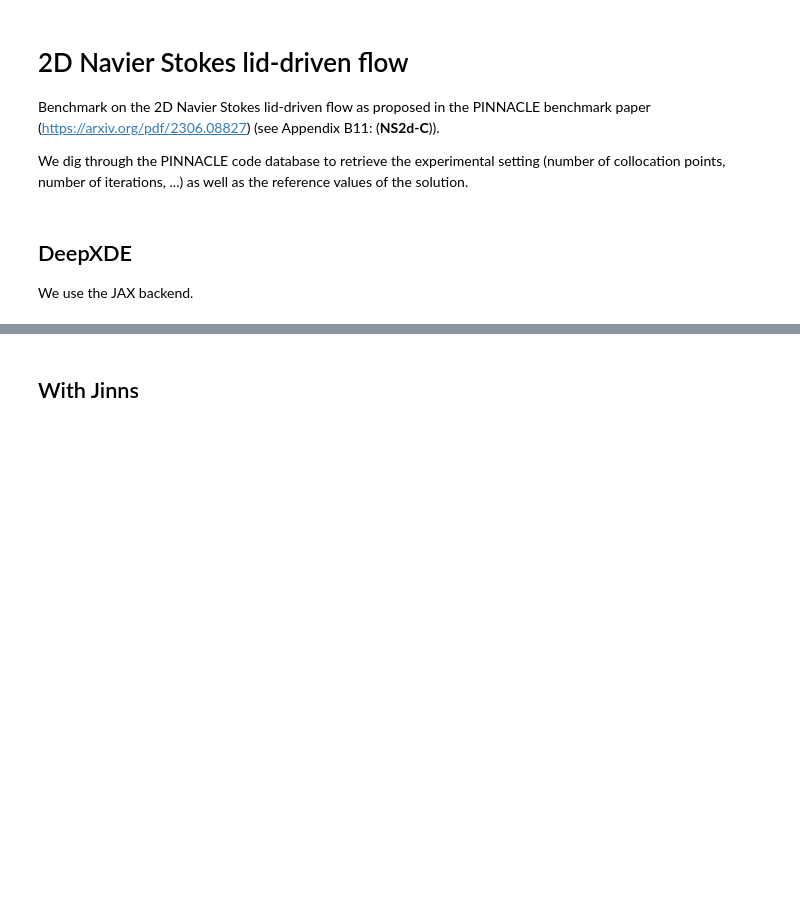
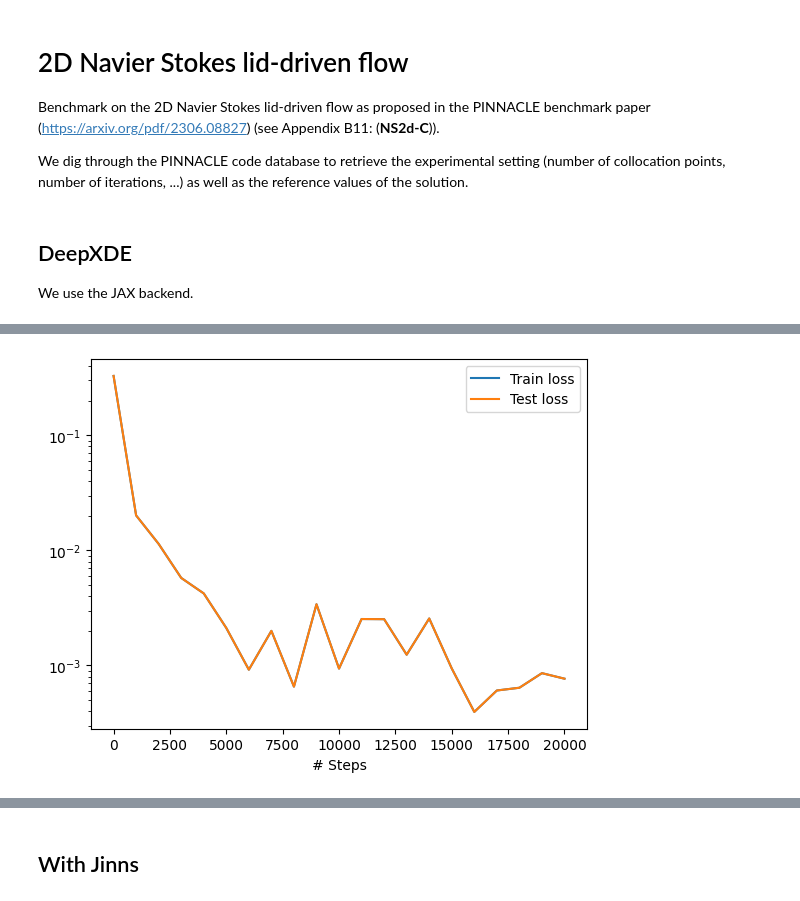
Before and after one commit to mia-jinns/jinns, a Jupyter notebook: benchmarks/NS2d-C/NS2d-C.ipynb, the cells around one changed output, grey strips where cells are left out. Saved outputs shown, nothing was run; the diff lists cells and outputs as text; code cells hidden in the pictures; blank space fills up the shorter version.

```diff
--- a/benchmarks/NS2d-C/NS2d-C.ipynb
+++ b/benchmarks/NS2d-C/NS2d-C.ipynb
@@ -120,0 +25,90 @@ Saving test data to /home/hugo/Documents/recherche/pinn/gitlab/benchmarks/NS2d-C
+# %%
+import os
+os.environ["DDE_BACKEND"]="pytorch"
+import deepxde as dde
+
+# Determinism may reduce performance in DeepXDE (see doc) but needs to
+# be set for a fair comparison with Jinns
+# https://deepxde.readthedocs.io/en/stable/modules/deepxde.html#deepxde.config.set_random_seed
+dde.config.set_random_seed(seed)
+
+nu = 1 / 100
+a = 4
+
+# PDE (Pytorch)
+def ns_pde(x, u):
+            u_vel, v_vel, _ = u[:, 0:1], u[:, 1:2], u[:, 2:]
+            u_vel_x = dde.grad.jacobian(u, x, i=0, j=0)
+            u_vel_y = dde.grad.jacobian(u, x, i=0, j=1)
+            u_vel_xx = dde.grad.hessian(u, x, component=0, i=0, j=0)
+            u_vel_yy = dde.grad.hessian(u, x, component=0, i=1, j=1)
+
+            v_vel_x = dde.grad.jacobian(u, x, i=1, j=0)
+            v_vel_y = dde.grad.jacobian(u, x, i=1, j=1)
+            v_vel_xx = dde.grad.hessian(u, x, component=1, i=0, j=0)
+            v_vel_yy = dde.grad.hessian(u, x, component=1, i=1, j=1)
+
+            p_x = dde.grad.jacobian(u, x, i=2, j=0)
+            p_y = dde.grad.jacobian(u, x, i=2, j=1)
+
+            momentum_x = (u_vel * u_vel_x + v_vel * u_vel_y + p_x - nu * (u_vel_xx + u_vel_yy))
+            momentum_y = (u_vel * v_vel_x + v_vel * v_vel_y + p_y - nu * (v_vel_xx + v_vel_yy))
+            continuity = u_vel_x + v_vel_y
+
+            return [momentum_x, momentum_y, continuity]
+# PDE (JAX)
+# def ns_pde(x, u):
+#     u_val, u_fn = u
+#     u_vel, v_vel, _ = u_val[:, 0:1], u_val[:, 1:2], u_val[:, 2:]
+#     u_vel_x, _ = dde.grad.jacobian(u, x, i=0, j=0)
+#     u_vel_y, _ = dde.grad.jacobian(u, x, i=0, j=1)
+#     u_vel_xx, _ = dde.grad.hessian(u, x, component=0, i=0, j=0)
+#     u_vel_yy, _ = dde.grad.hessian(u, x, component=0, i=1, j=1)
+
+#     v_vel_x, _ = dde.grad.jacobian(u, x, i=1, j=0)
+#     v_vel_y, _ = dde.grad.jacobian(u, x, i=1, j=1)
+#     v_vel_xx, _ = dde.grad.hessian(u, x, component=1, i=0, j=0)
+#     v_vel_yy, _ = dde.grad.hessian(u, x, component=1, i=1, j=1)
+
+#     p_x, _ = dde.grad.jacobian(u, x, i=2, j=0)
+#     p_y, _ = dde.grad.jacobian(u, x, i=2, j=1)
+
+#     momentum_x = (u_vel * u_vel_x + v_vel * u_vel_y + p_x - nu * (u_vel_xx + u_vel_yy))
+#     momentum_y = (u_vel * v_vel_x + v_vel * v_vel_y + p_y - nu * (v_vel_xx + v_vel_yy))
+#     continuity = u_vel_x + v_vel_y
+
+#     return [momentum_x, momentum_y, continuity]
+
+bbox=[0, 1, 0, 1]
+geom = dde.geometry.Rectangle(xmin=[bbox[0], bbox[2]], xmax=[bbox[1], bbox[3]])
+def boundary_top(x, on_boundary):
+    return on_boundary and np.isclose(x[1], bbox[3])
+
+def boundary_not_top(x, on_boundary):
+    return on_boundary and not np.isclose(x[1], bbox[3])
+
+bc1 = dde.icbc.DirichletBC(geom, lambda x: a * x[:, 0:1] * (1 - x[:, 0:1]), boundary_top, 0)
+bc2 = dde.icbc.DirichletBC(geom, lambda _: 0, boundary_top, 1)
+bc3 = dde.icbc.DirichletBC(geom, lambda _: 0, boundary_not_top, 0)
+bc4 = dde.icbc.DirichletBC(geom, lambda _: 0, boundary_not_top, 1)
+bc5 = dde.icbc.PointSetBC(np.array([[0, 0]]), np.array([[0]]), 2)
+
+
+
+
+data = dde.data.PDE(
+    geom,
+    ns_pde,
+    [bc1, bc2, bc3, bc4, bc5],
+    num_domain=DEFAULT_NUM_DOMAIN_POINTS,
+    num_boundary=DEFAULT_NUM_BOUNDARY_POINTS,
+    # train_distribution="uniform" # this is the default
+    # num_test=None # this is the Default, we perform a evaluation callback on the same dataset as the training (see the test column in the training log)
+)
+net = dde.nn.FNN([2] + [100] * 5 + [3], "tanh", "Glorot normal")
+model = dde.Model(data, net)
+
+model.compile("adam", lr=1e-3)
+losshistory, train_state = model.train(iterations=20000)
+dde.saveplot(losshistory, train_state, issave=True, isplot=True)
+# %% [output]
@@ -120,0 +132 @@ Saving test data to /home/hugo/Documents/recherche/pinn/gitlab/benchmarks/NS2d-C
+[figure, added]
```
Also changed, not shown: parts of 7 cells of this notebook, 1 other file.
